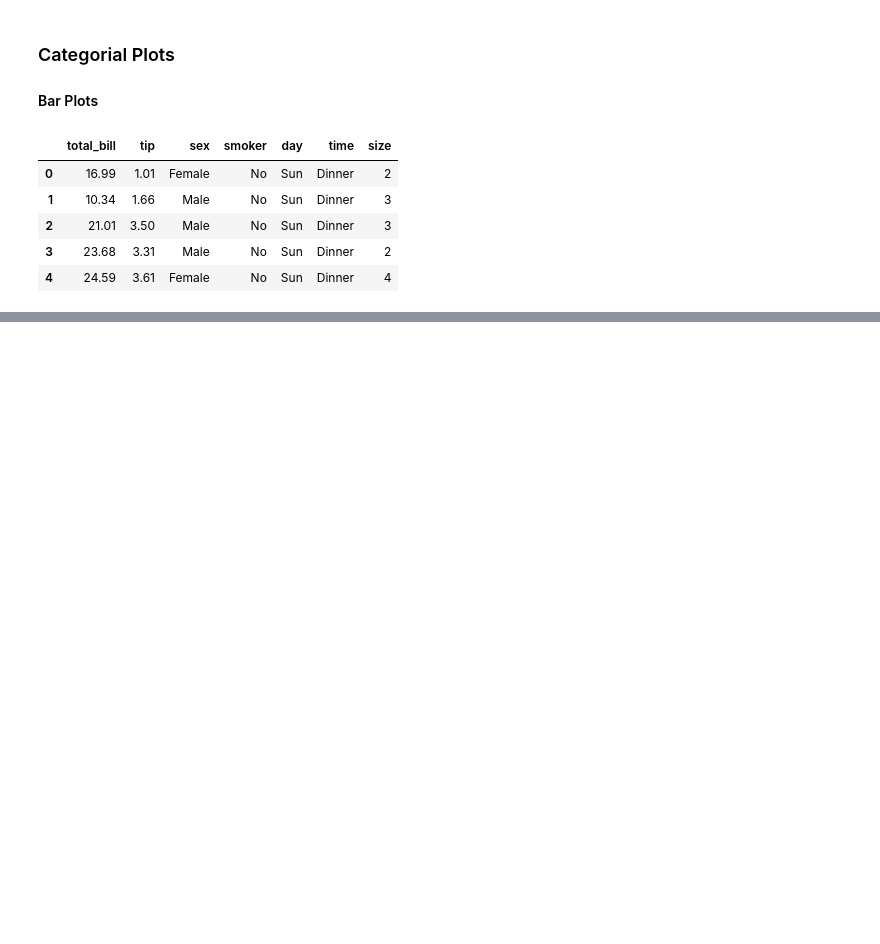
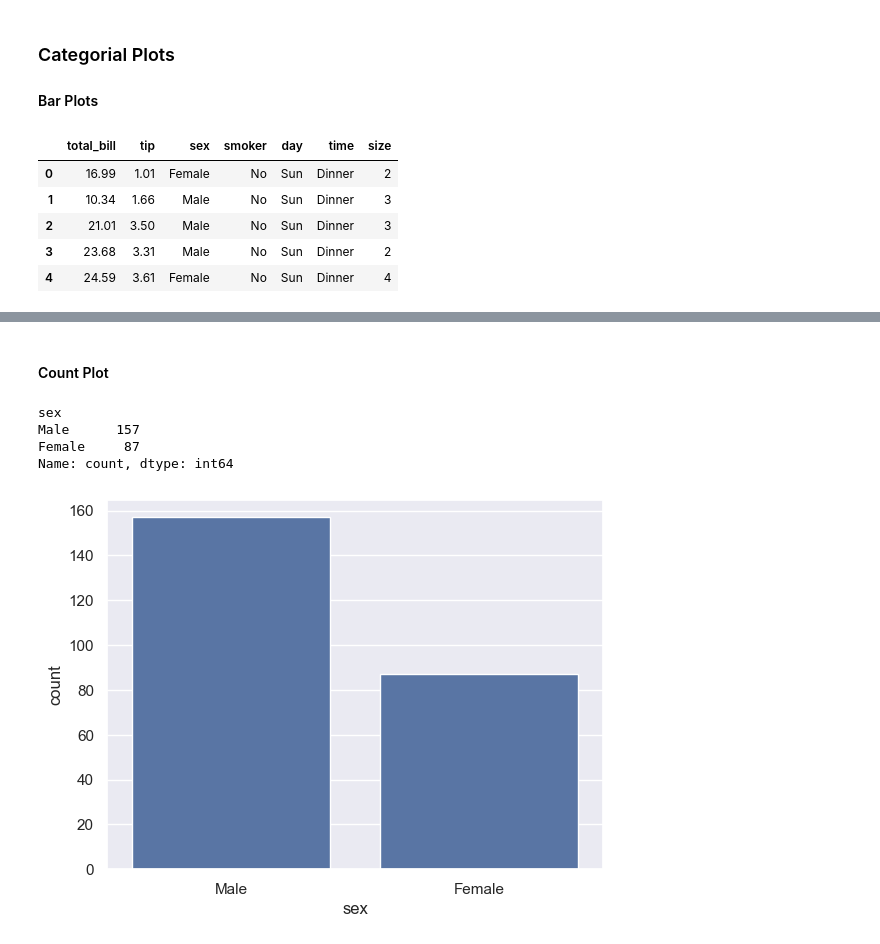
Before and after one commit to NguyenChiBao1112002/Draft, a Jupyter notebook: Data Scientist/CodeXplore/Playlist/Tu Hoc Data Science Cho Nguoi Moi Bat Dau/Source Code/L4_Seaborn/Seaborn.ipynb, the cells around one changed output, grey strips where cells are left out. Drawn from its saved outputs; the diff is of its cells as text; code cells hidden in the pictures; blank space fills up the shorter version.

```diff
--- a/Data Scientist/CodeXplore/Playlist/Tu Hoc Data Science Cho Nguoi Moi Bat Dau/Source Code/L4_Seaborn/Seaborn.ipynb
+++ b/Data Scientist/CodeXplore/Playlist/Tu Hoc Data Science Cho Nguoi Moi Bat Dau/Source Code/L4_Seaborn/Seaborn.ipynb
@@ -102,0 +101,13 @@ sns.barplot(data=tips_df, x='sex', y='tip', estimator=np.mean);
+# %% [markdown]
+ #### Count Plot
+# %%
+tips_df['sex'].value_counts()
+# %% [output]
+sex
+Male      157
+Female     87
+Name: count, dtype: int64
+# %%
+sns.countplot(data=tips_df, x="sex");
+# %% [output]
+[figure, added]
```
Also changed, not shown: parts of 3 cells of this notebook.
